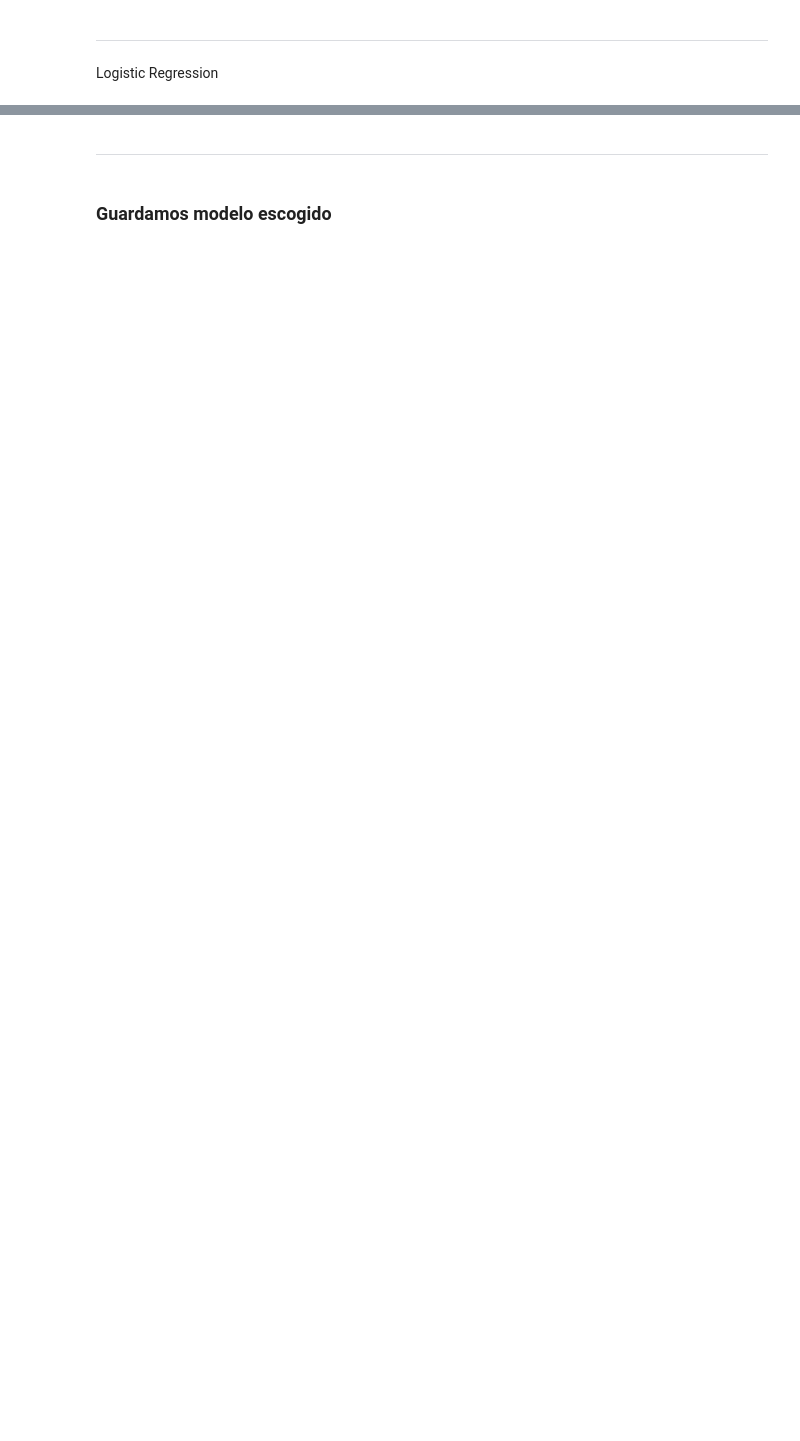
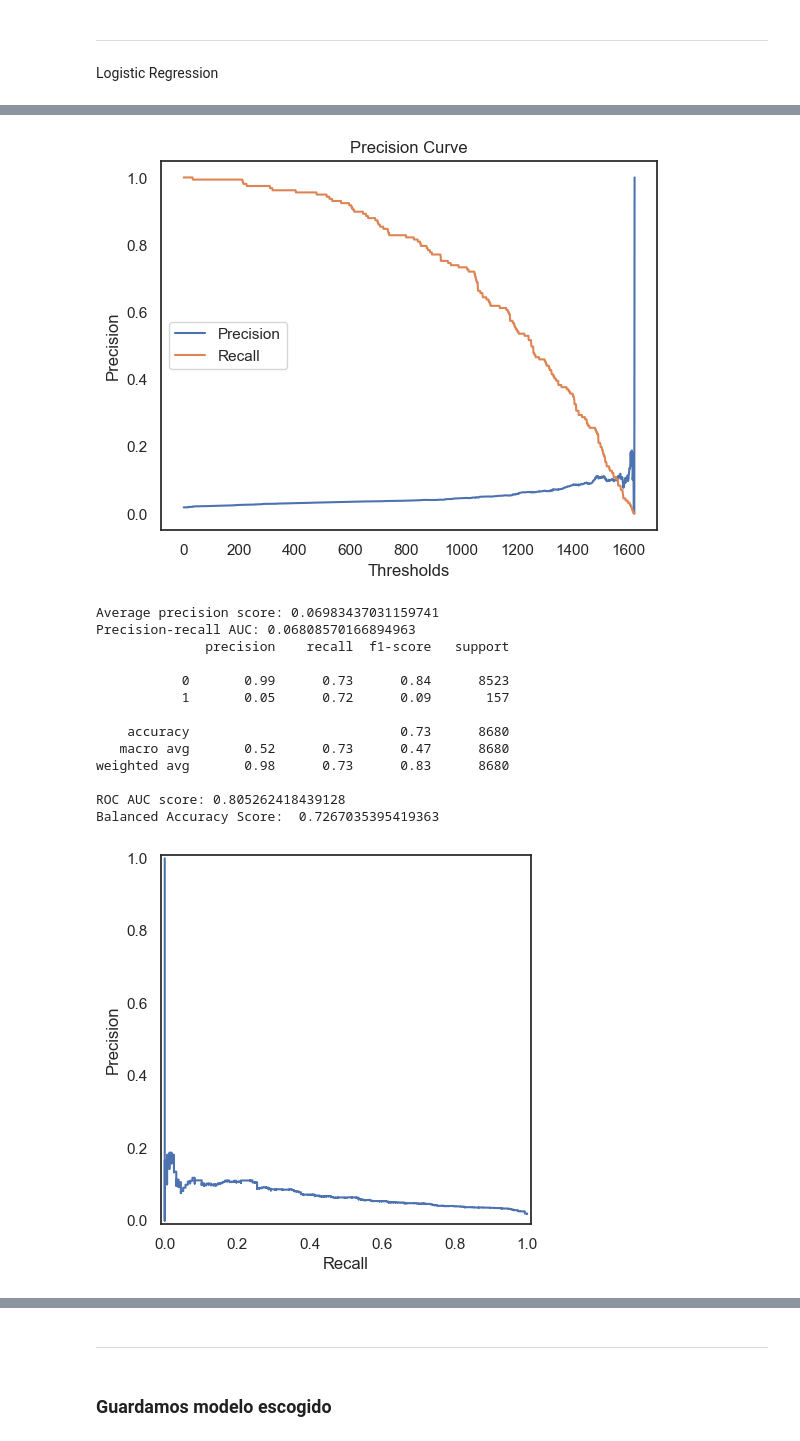
Before and after one commit to antoniocc12/Prediccion-ictus, a Jupyter notebook: notebooks/stroke.ipynb, the cells around one changed output, grey strips where cells are left out. Cells and saved outputs as stored; diff of their text form; code cells hidden in the pictures; blank space fills up the shorter version.

```diff
--- a/notebooks/stroke.ipynb
+++ b/notebooks/stroke.ipynb
@@ -1422,0 +927,69 @@ Balanced Accuracy Score:  0.7486527649798858
+# %%
+best_params = {'n_estimators': 48, 'learning_rate': 1.6896044154838015}
+best_params['random_state'] = 42
+classifier = AdaBoostClassifier(**best_params)
+classifier.fit(X_train_res, y_train_res)
+y_pred = classifier.predict(X_test)
+y_prob = classifier.predict_proba(X_test)[:,1]
+cm = confusion_matrix(y_test, y_pred)
+
+precision, recall, thresholds = precision_recall_curve(y_test, y_prob)
+
+plt.plot(precision, label='Precision')
+plt.plot(recall, label='Recall')
+plt.xlabel('Thresholds')
+plt.ylabel('Precision')
+plt.title('Precision Curve')
+plt.legend()
+plt.show()
+
+auc_precision_recall = auc(recall, precision)
+ap = average_precision_score(y_test, y_prob)
+print(f'Average precision score: {ap}')
+print(f'Precision-recall AUC: {auc_precision_recall}')
+
+disp = PrecisionRecallDisplay(precision=precision, recall=recall)
+disp.plot()
+
+print(classification_report(y_test, y_pred))
+print(f'ROC AUC score: {roc_auc_score(y_test, y_prob)}')
+print('Balanced Accuracy Score: ', balanced_accuracy_score(y_test, y_pred))
+
+
+# Matriz de Confusión
+plt.figure(figsize = (10, 10))
+sns.set(font_scale=1.5)
+sns.heatmap(cm, cmap = 'Blues', annot = True, fmt = 'd', linewidths = 5, cbar = False, annot_kws = {'fontsize': 25},
+            yticklabels = ['No stroke', 'Stroke'], xticklabels = ['Predicted no stroke', 'Predicted stroke'])
+plt.yticks(rotation = 0)
+plt.savefig(os.path.join(os.path.dirname(os.path.dirname(os.path.abspath('file'))),'utils', "image", "mat_ADA.jpg"))
+
+# Curva ROC
+false_positive_rate, true_positive_rate, thresholds = roc_curve(y_test, y_prob)
+roc_auc = auc(false_positive_rate, true_positive_rate)
+
+sns.set_theme(style = 'white')
+plt.figure(figsize = (8, 8))
+plt.plot(false_positive_rate,true_positive_rate, color = '#b01717', label = 'AUC = %0.3f' % roc_auc)
+plt.legend(loc = 'lower right')
+plt.plot([0, 1], [0, 1], linestyle = '--', color = '#174ab0')
+plt.axis('tight')
+plt.ylabel('True Positive Rate')
+plt.xlabel('False Positive Rate')
+plt.savefig(os.path.join(os.path.dirname(os.path.dirname(os.path.abspath('file'))), 'utils', "image", "roc_ADA.jpg"))
+# %% [output]
+[figure, added]
+Average precision score: 0.06983437031159741
+Precision-recall AUC: 0.06808570166894963
+              precision    recall  f1-score   support
+
+           0       0.99      0.73      0.84      8523
+           1       0.05      0.72      0.09       157
+
+    accuracy                           0.73      8680
+   macro avg       0.52      0.73      0.47      8680
+weighted avg       0.98      0.73      0.83      8680
+
+ROC AUC score: 0.805262418439128
+Balanced Accuracy Score:  0.7267035395419363
+[figure, added]
```
Also changed, not shown: parts of 60 cells of this notebook, 19 other files.
